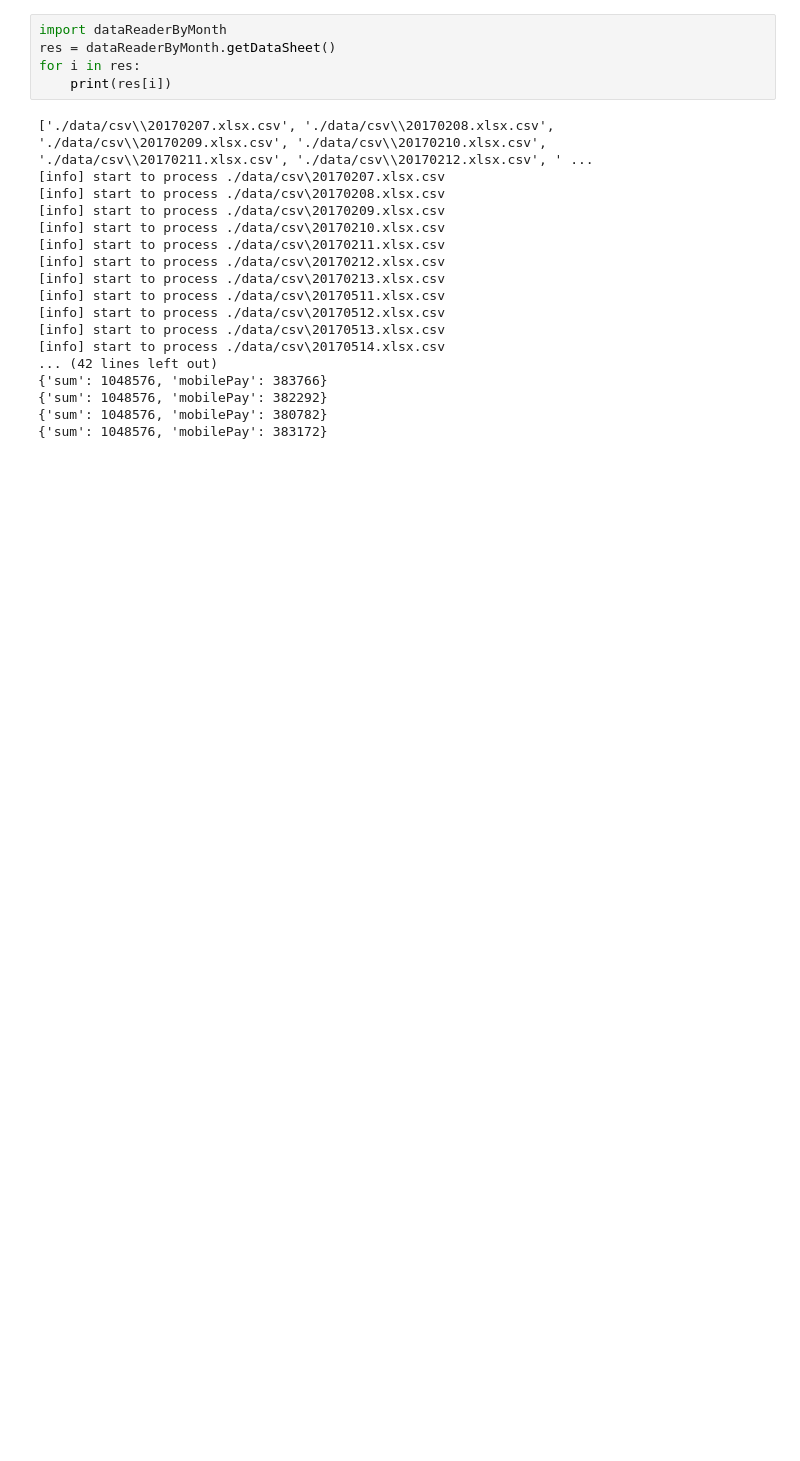
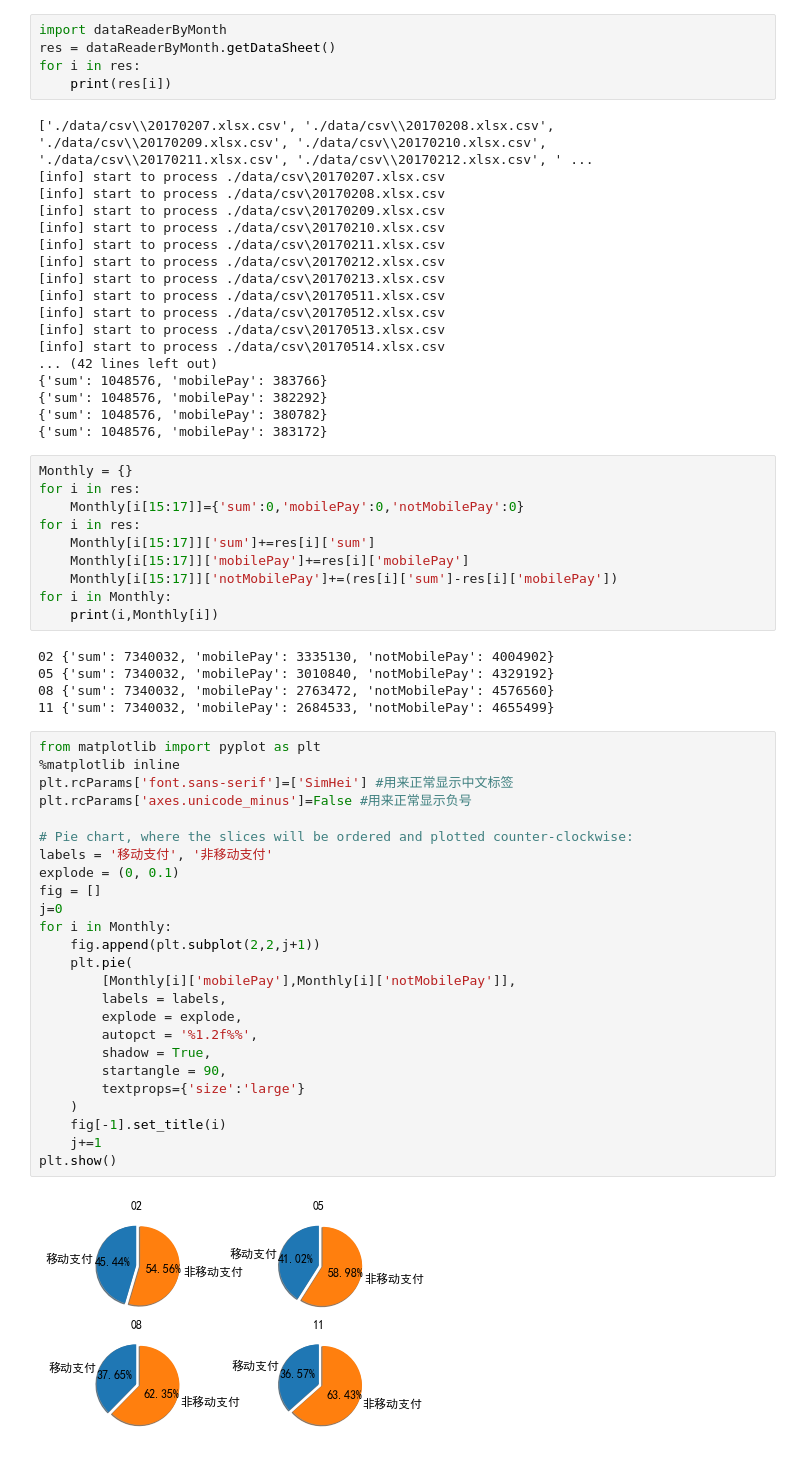
Before and after one commit to HanyuuLu/MCM-2019-College, a Jupyter notebook: 2019CodeWork/MonthlyRelated.ipynb, the cells around one changed output. Drawn from its saved outputs; the diff is of its cells as text; blank space fills up the shorter version.

```diff
--- a/2019CodeWork/MonthlyRelated.ipynb
+++ b/2019CodeWork/MonthlyRelated.ipynb
@@ -21,3 +21,45 @@ for i in res:
 {'sum': 1048576, 'mobilePay': 382292}
 {'sum': 1048576, 'mobilePay': 380782}
 {'sum': 1048576, 'mobilePay': 383172}
+# %%
+Monthly = {}
+for i in res:
+    Monthly[i[15:17]]={'sum':0,'mobilePay':0,'notMobilePay':0}
+for i in res:
+    Monthly[i[15:17]]['sum']+=res[i]['sum']
+    Monthly[i[15:17]]['mobilePay']+=res[i]['mobilePay']
+    Monthly[i[15:17]]['notMobilePay']+=(res[i]['sum']-res[i]['mobilePay'])
+for i in Monthly:
+    print(i,Monthly[i])
+# %% [output]
+02 {'sum': 7340032, 'mobilePay': 3335130, 'notMobilePay': 4004902}
+05 {'sum': 7340032, 'mobilePay': 3010840, 'notMobilePay': 4329192}
+08 {'sum': 7340032, 'mobilePay': 2763472, 'notMobilePay': 4576560}
+11 {'sum': 7340032, 'mobilePay': 2684533, 'notMobilePay': 4655499}
+# %%
+from matplotlib import pyplot as plt
+%matplotlib inline
+plt.rcParams['font.sans-serif']=['SimHei'] #用来正常显示中文标签
+plt.rcParams['axes.unicode_minus']=False #用来正常显示负号
+
+# Pie chart, where the slices will be ordered and plotted counter-clockwise:
+labels = '移动支付', '非移动支付'
+explode = (0, 0.1)
+fig = []
+j=0
+for i in Monthly:
+    fig.append(plt.subplot(2,2,j+1))
+    plt.pie(
+        [Monthly[i]['mobilePay'],Monthly[i]['notMobilePay']],
+        labels = labels,
+        explode = explode,
+        autopct = '%1.2f%%',
+        shadow = True,
+        startangle = 90,
+        textprops={'size':'large'}
+    )
+    fig[-1].set_title(i)
+    j+=1
+plt.show()
+# %% [output]
+[figure, added]
```
Also changed, not shown: parts of 2 cells of this notebook, 2 other files.
